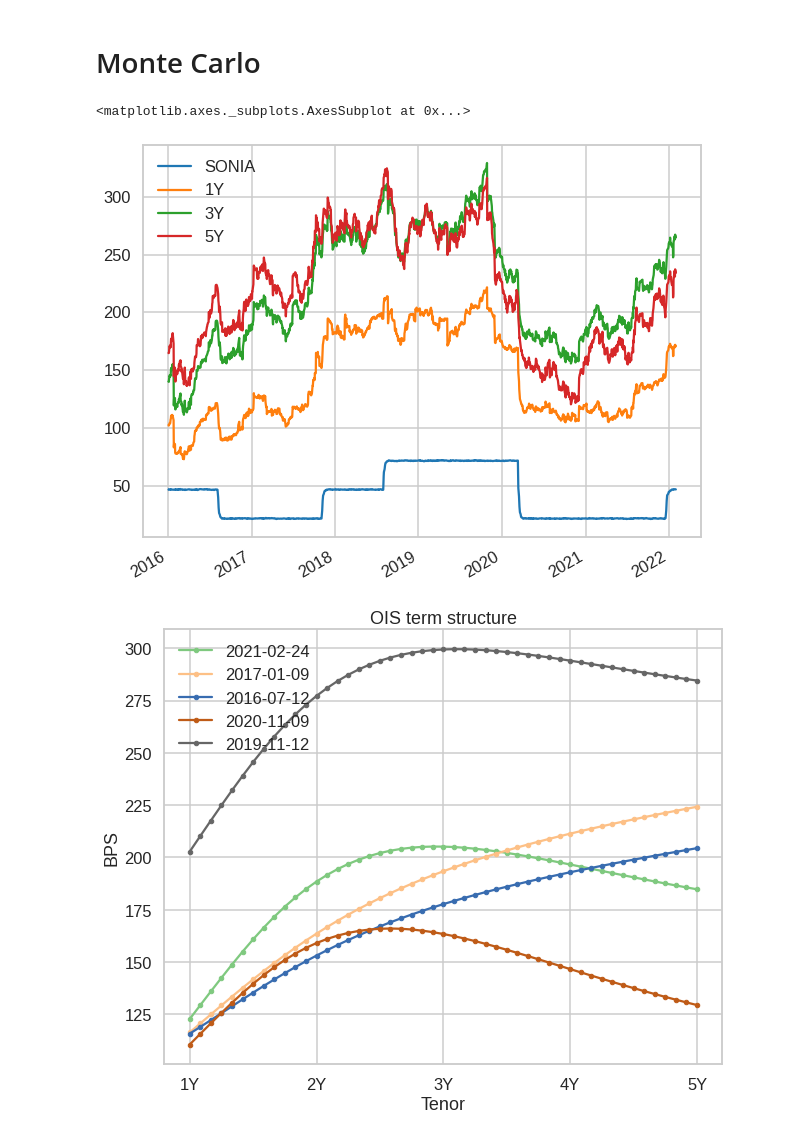
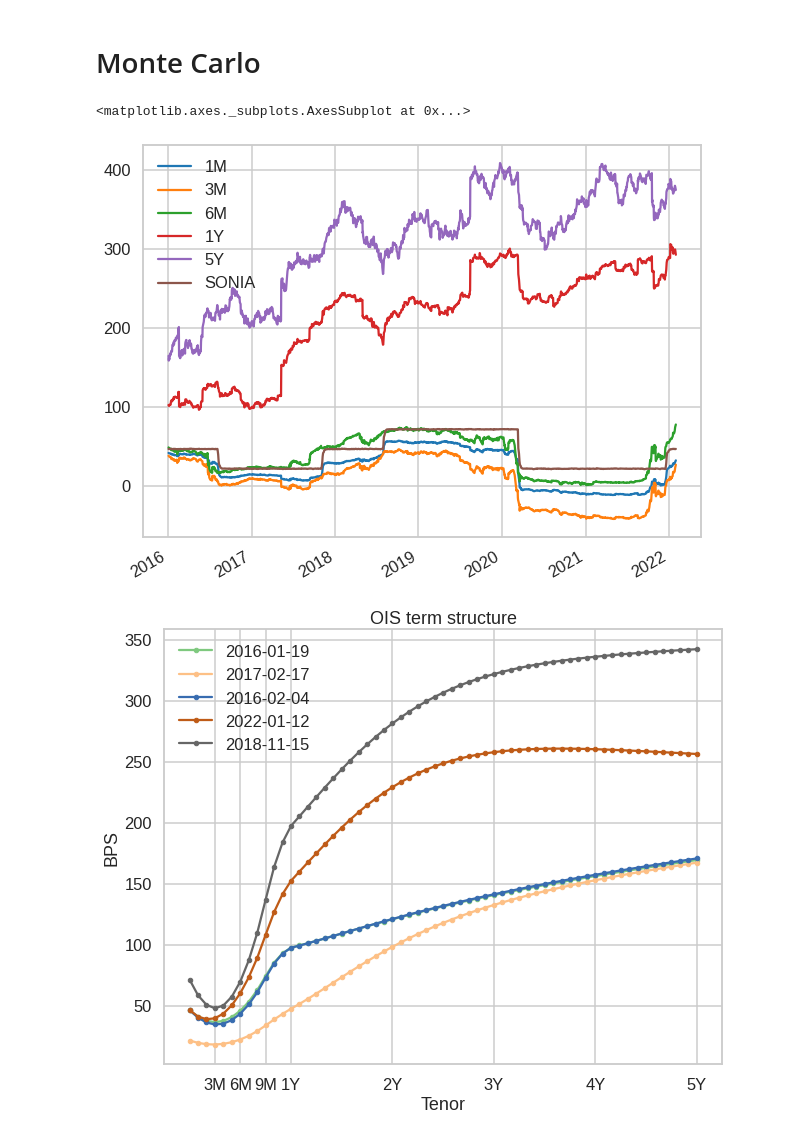
Before and after one commit to PiotMik/OIS_curve_modeling, a Jupyter notebook: OIS_Curve_modelling_3.ipynb, the cells around one changed output. Saved outputs shown, nothing was run; the diff lists cells and outputs as text; code cells hidden in the pictures.

```diff
--- a/OIS_Curve_modelling_3.ipynb
+++ b/OIS_Curve_modelling_3.ipynb
@@ -461,33 +441,41 @@ MSE: 0.08
 # %%
 %matplotlib inline
 sns.set_context('talk')
 plt.rcParams['figure.figsize'] = (10, 8)
 
-
+# Simulate SONIA
 sonia_sim = sonia_model.simulate(dates=rates.diff().dropna().index,
                                  x0=sonia.iloc[[0], :])
 
+# Simulate long OIS tenors
 long_term_sim = long_term_model.simulate(dates=rates.diff().dropna().index,
                                          x0=rates[long_tenors].iloc[[0], :],
                                          sonia_scenario = sonia_sim)
 
-simulation = pd.concat([sonia_sim, long_term_sim], axis=1)
-simulation[['SONIA', '1Y', '3Y', '5Y']].plot()
+temp_sim = pd.concat([sonia_sim, long_term_sim], axis=1)
+
+# Simulate 6M pivot
+pivot_sim = short_term_model.simulate(temp_sim, x0=rates[['6M']].iloc[[0], :])
+temp_sim = pd.concat([temp_sim.iloc[:, [0]], pivot_sim, temp_sim.iloc[:, 1:]], axis=1)
+
+# Interpolate other ones
+simulation = short_term_model.spline(temp_sim)
+simulation[['1M', '3M', '6M', '1Y', '5Y', 'SONIA']].plot()
 # %% [output]
 <matplotlib.axes._subplots.AxesSubplot at 0x...>
-[figure, old version]
+[figure, new version]
 # %%
-term_structure_df = simulation.drop(['SONIA'], axis=1).sample(5).T
+term_structure_df = simulation.sample(5).T
 term_structure_df.columns = term_structure_df.columns.strftime('%Y-%m-%d')
 
 term_structure_df.plot(marker='.', cmap='Accent')
 plt.ylabel('BPS')
 plt.xlabel('Tenor')
 _ = plt.title('OIS term structure')
-tenors = np.array([12, 24, 36, 48, 60]) - 12
-plt.xticks(tenors, ois.columns[tenors + 11]);
+tenors = np.array([3, 6, 9, 12, 24, 36, 48, 60])
+plt.xticks(tenors, simulation.columns[tenors]);
 # %% [output]
-[figure, old version]
+[figure, new version]
 # %%
 %matplotlib notebook
 from matplotlib.animation import FuncAnimation
```
Also changed, not shown: parts of 7 cells of this notebook.
